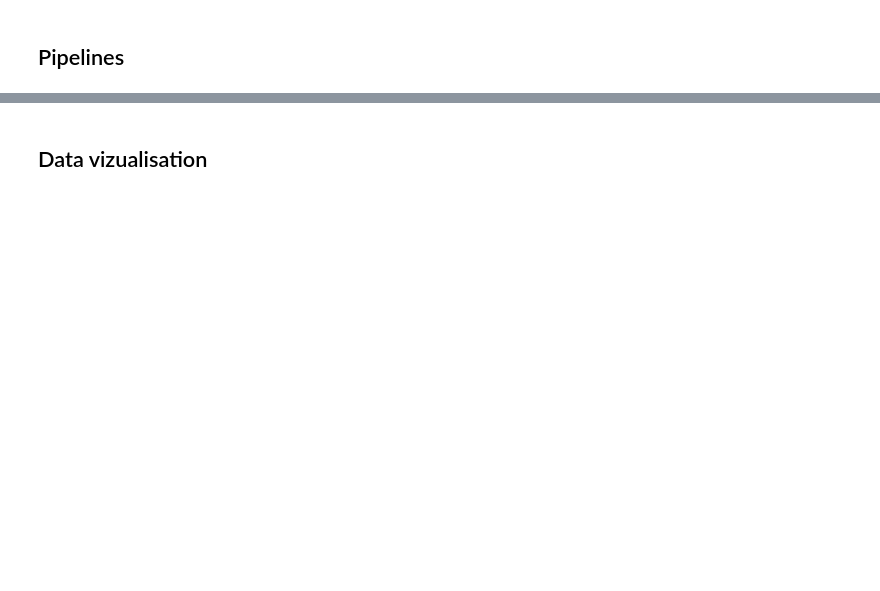
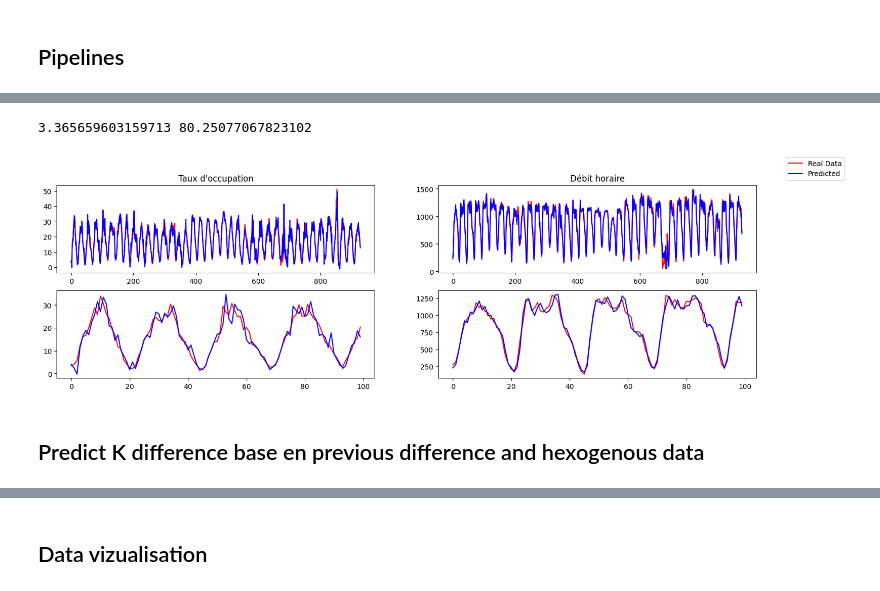
Before and after one commit to JulienPeyrache/BCG_Hackaton, a Jupyter notebook: datathon-bcg-gamma/notebooks/models.ipynb, the cells around one changed output, grey strips where cells are left out. Drawn from its saved outputs; the diff is of its cells as text; code cells hidden in the pictures; blank space fills up the shorter version.

```diff
--- a/datathon-bcg-gamma/notebooks/models.ipynb
+++ b/datathon-bcg-gamma/notebooks/models.ipynb
@@ -122,0 +646,39 @@ X_test_preprocessed = pipeline_master.transform(X_test)
+# %%
+## Rebuild
+predicted_taux_test = (X_rebuild[offset:]['var_r1(t-1)'] - y_pred_taux_dif)[:-1]
+predicted_debit_test = (X_rebuild[offset:]['var_r2(t-1)'] - y_pred_debit_dif)[:-1]
+real_data_taux = X_rebuild[offset:]['var_r1(t-1)'].shift(-1).dropna()
+real_data_debit = X_rebuild[offset:]['var_r2(t-1)'].shift(-1).dropna()
+RMSE_rebuild_taux = mean_squared_error(real_data_taux, predicted_taux_test)
+RMSE_rebuild_debit = mean_squared_error(real_data_debit, predicted_debit_test)
+# y_taux_test_difprint
+print(RMSE_rebuild_taux**0.5,RMSE_rebuild_debit**0.5)
+
+fig, ax = plt.subplots(ncols=2, nrows=2, figsize=(18, 5))
+n_taux_dif_r = len(predicted_debit_test)
+t_taux_dif_r = np.arange(n_taux_dif_r)
+# plt.figure("Taux d'occupation")
+ax[0,0].plot(t_taux_dif_r,real_data_taux, 'r')
+ax[0,0].plot(t_taux_dif_r,predicted_taux_test, 'b')
+ax[0,0].title.set_text("Taux d'occupation")
+
+n_debit_dif_r= len(predicted_debit_test)
+t_debit_dif_r = np.arange(n_debit_dif_r)
+# plt.figure("Débit horaire")
+ax[0,1].plot(t_debit_dif_r,real_data_debit, 'r')
+ax[0,1].plot(t_debit_dif_r,predicted_debit_test, 'b')
+ax[0,1].title.set_text("Débit horaire")
+
+t_zoom = np.arange(100)
+ax[1,0].plot(t_zoom,real_data_taux[:100], 'r')
+ax[1,0].plot(t_zoom,predicted_taux_test[:100], 'b')
+
+ax[1,1].plot(t_zoom,real_data_debit[:100], 'r')
+ax[1,1].plot(t_zoom,predicted_debit_test[:100], 'b')
+fig.legend(['Real Data','Predicted'])
+plt.show()
+# %% [output]
+3.365659603159713 80.25077067823102
+[figure, added]
+# %% [markdown]
+## Predict K difference base en previous difference and hexogenous data
```
Also changed, not shown: parts of 60 cells of this notebook, 4 other files.
